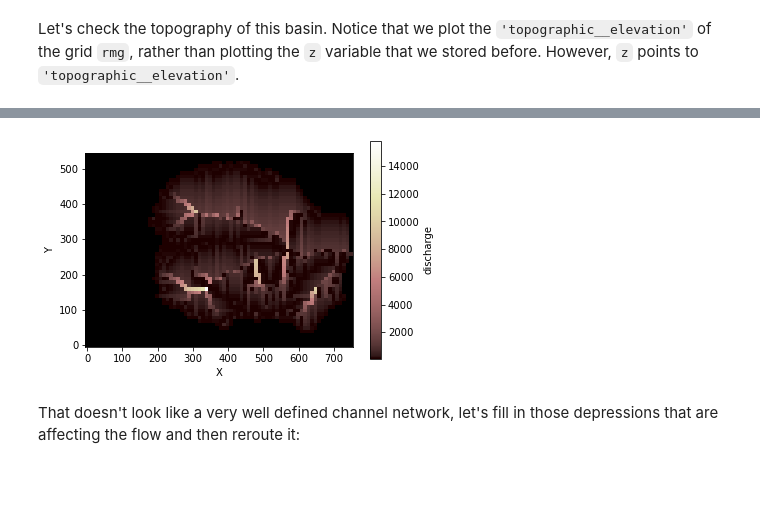
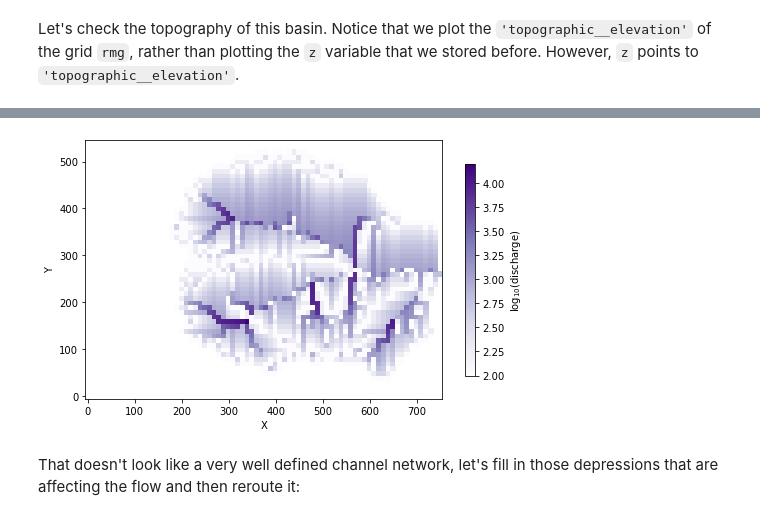
Before and after one commit to espin-2020/fluvial, a Jupyter notebook: fluvial_group.ipynb, the cells around one changed output, grey strips where cells are left out. Cells and saved outputs as stored; diff of their text form; code cells hidden in the pictures; blank space fills up the shorter version.

```diff
--- a/fluvial_group.ipynb
+++ b/fluvial_group.ipynb
@@ -69,16 +73,23 @@ We start by finding the drainage network and defining a minimum flow accumulatio
 # Package for finding flow accumulation in each grid cell
 from landlab.components import FlowAccumulator
 
-fa = FlowAccumulator(rmg,
-                     'topographic__elevation',
-                     flow_director='FlowDirectorSteepest')
-fa.run_one_step()
-
-imshow_grid_at_node(rmg,
-                    rmg.at_node['surface_water__discharge'],
-                    colorbar_label='discharge')
+# Open documentation of this package
+FlowAccumulator?
-# %% [output]
-[figure, removed]
+# %%
+# Call FlowAccumulator on our grid
+fa = FlowAccumulator(rmg,
+                     'topographic__elevation',
+                     flow_director='FlowDirectorSteepest')
+fa.run_one_step()
+
+# Plot flow accumulation after one timestep
+plt.figure(figsize=(8,6))
+imshow_grid_at_node(rmg,\
+                    np.log10(rmg.at_node['surface_water__discharge']),\
+                    color_for_closed=None,cmap="Purples",shrink = 0.65,\
+                    colorbar_label='log$_{10}$(discharge)')
+# %% [output]
+[figure, added]
 # %% [markdown]
 That doesn't look like a very well defined channel network, let's fill in those depressions that are affecting the flow and then reroute it:
 # %%
```
Also changed, not shown: parts of 11 cells of this notebook.
